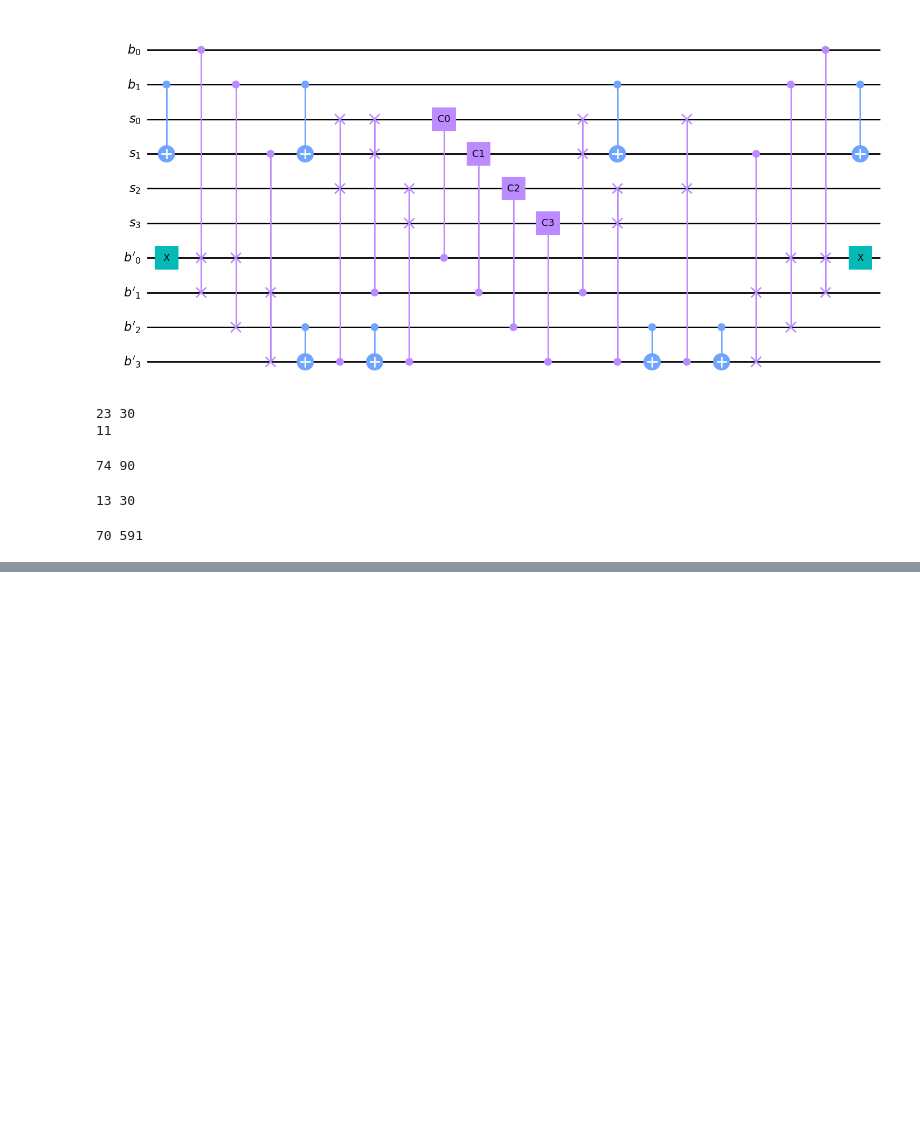
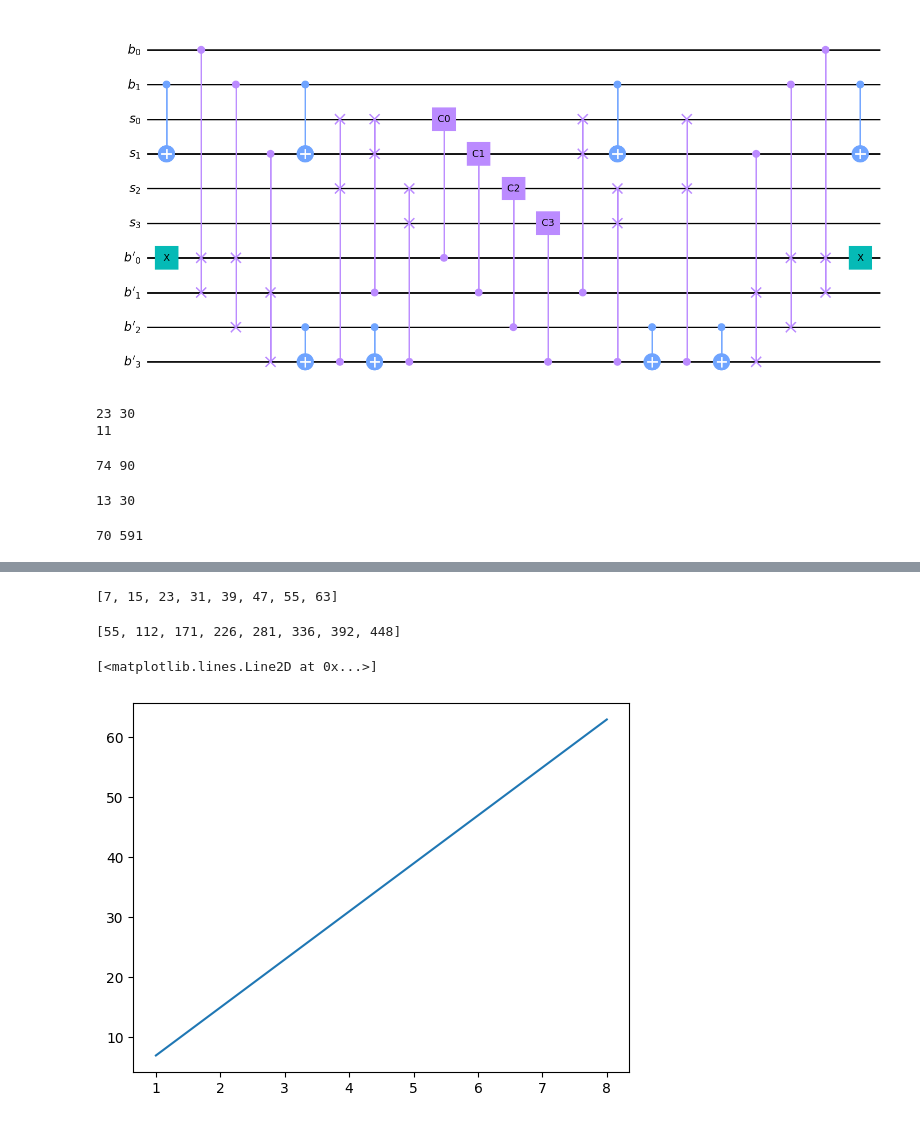
Before and after one commit to ugo-nzongani/Position-dependent-coin-operators, a Jupyter notebook: simulation.ipynb, the cells around one changed output, grey strips where cells are left out. Saved outputs shown, nothing was run; the diff lists cells and outputs as text; code cells hidden in the pictures; blank space fills up the shorter version.

```diff
--- a/simulation.ipynb
+++ b/simulation.ipynb
@@ -164,3 +193,26 @@ linear_compiled = transpile(linear, simulator, basis_gates=basis, optimization_l
 print(sum(dict(linear.count_ops()).values()), sum(dict(linear_compiled.count_ops()).values()))
 # %% [output]
 70 591
+# %%
+n_max = 8
+n_abs = [i for i in range(1,n_max+1)]
+
+# Depth
+depth_linear = []
+depth_linear_compiled = []
+
+# Collecting the datas
+
+basis = ['cx', 'rx', 'ry', 'rz', 'p']
+simulator = QasmSimulator()
+
+for i in range(1,n_max+1):
+    print(i)
+    angle = random_angles(i)
+    # Building the circuits
+    qc_linear = build_linear_depth_circuit(i,angle)
+    # Getting the compiled circuits
+    qc_linear_compiled = transpile(qc_linear, simulator, basis_gates=basis, optimization_level=3)
+    # Depth
+    depth_linear.append(qc_linear.depth())
+    depth_linear_compiled.append(qc_linear_compiled.depth())
@@ -166,0 +228,13 @@ print(sum(dict(linear.count_ops()).values()), sum(dict(linear_compiled.count_ops
+# %%
+depth_linear
+# %% [output]
+[7, 15, 23, 31, 39, 47, 55, 63]
+# %%
+depth_linear_compiled
+# %% [output]
+[55, 112, 171, 226, 281, 336, 392, 448]
+# %%
+plt.plot([1,2,3,4,5,6,7,8], depth_linear)
+# %% [output]
+[<matplotlib.lines.Line2D at 0x...>]
+[figure, added]
```
Also changed, not shown: parts of 13 cells of this notebook.
